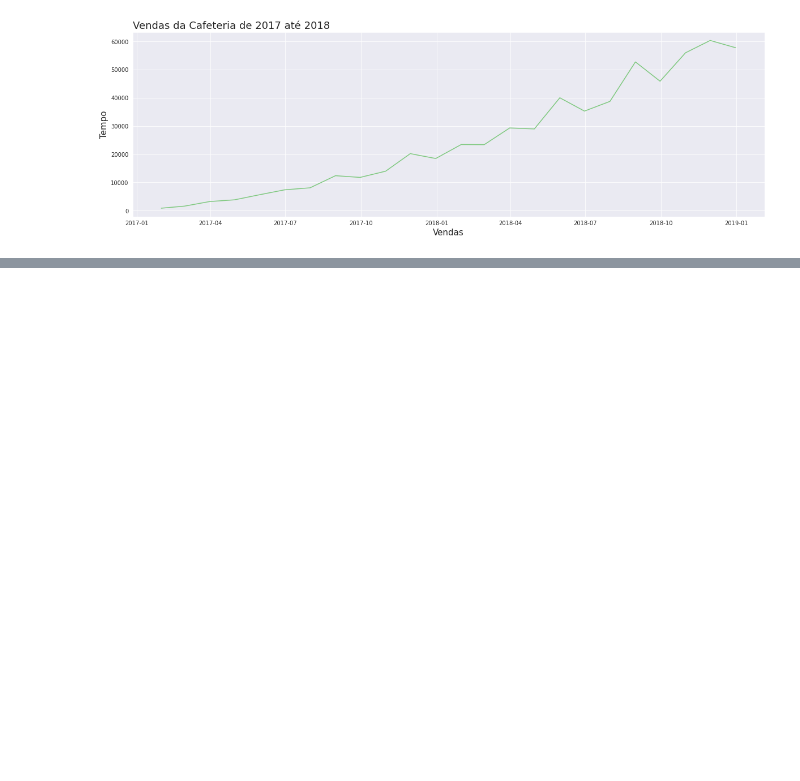
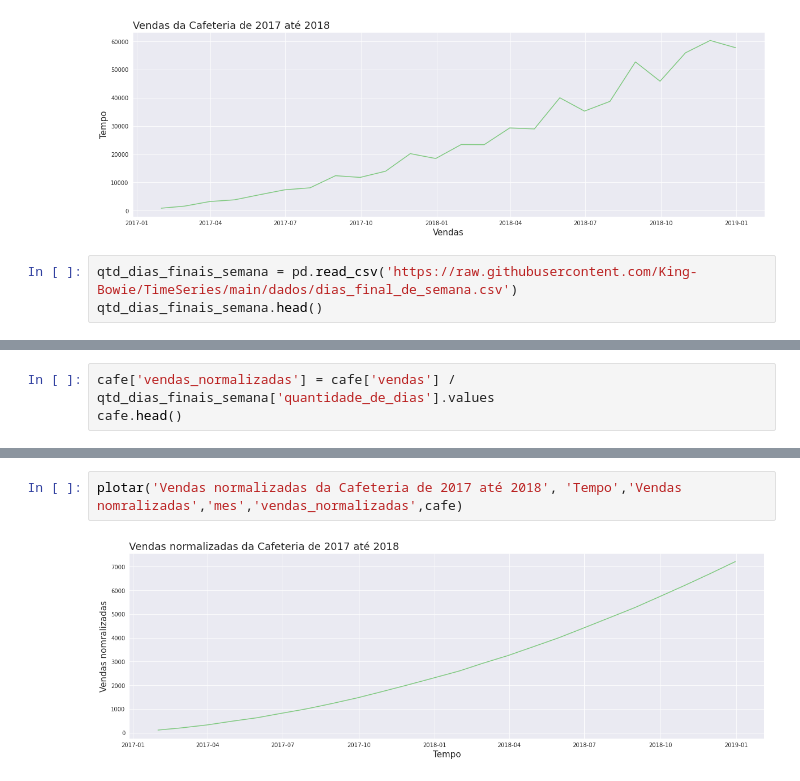
Before and after one commit to King-Bowie/TimeSeries, a Jupyter notebook: TimeSeries.ipynb, the cells around one changed output, grey strips where cells are left out. Drawn from its saved outputs; the diff is of its cells as text; blank space fills up the shorter version.

```diff
--- a/TimeSeries.ipynb
+++ b/TimeSeries.ipynb
@@ -457,3 +457,6 @@ cafe.head()
 plotar("Vendas da Cafeteria de 2017 até 2018",'Vendas','Tempo','mes','vendas',cafe)
 # %% [output]
 [figure]
+# %%
+qtd_dias_finais_semana = pd.read_csv('https://raw.githubusercontent.com/King-Bowie/TimeSeries/main/dados/dias_final_de_semana.csv')
+qtd_dias_finais_semana.head()
@@ -459,0 +475,3 @@ plotar("Vendas da Cafeteria de 2017 até 2018",'Vendas','Tempo','mes','vendas',c
+# %%
+cafe['vendas_normalizadas'] = cafe['vendas'] / qtd_dias_finais_semana['quantidade_de_dias'].values
+cafe.head()
@@ -459,0 +485,4 @@ plotar("Vendas da Cafeteria de 2017 até 2018",'Vendas','Tempo','mes','vendas',c
+# %%
+plotar('Vendas normalizadas da Cafeteria de 2017 até 2018', 'Tempo','Vendas nomralizadas','mes','vendas_normalizadas',cafe)
+# %% [output]
+[figure, added]
```
Also changed, not shown: parts of 6 cells of this notebook.
